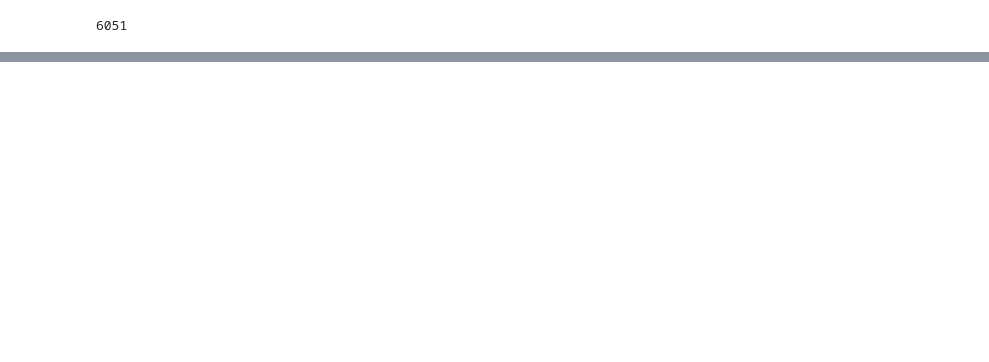
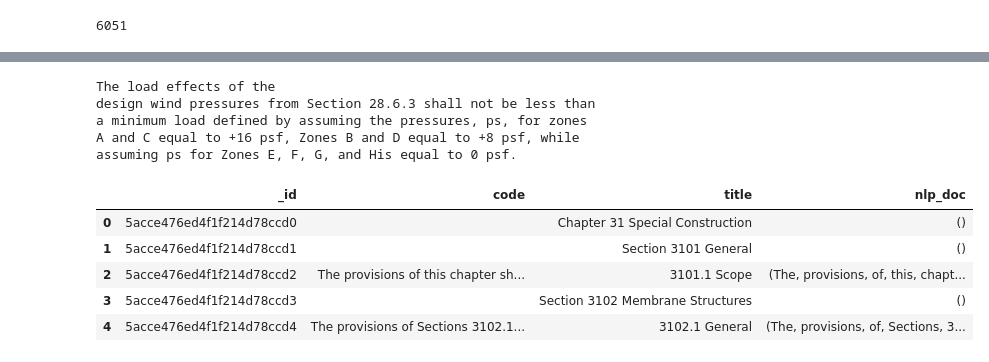
Before and after one commit to mnguyenngo/archi, a Jupyter notebook: notebooks/test_archi.ipynb, the cells around one changed output, grey strips where cells are left out. Drawn from its saved outputs; the diff is of its cells as text; code cells hidden in the pictures; blank space fills up the shorter version.

```diff
--- a/notebooks/test_archi.ipynb
+++ b/notebooks/test_archi.ipynb
@@ -18,0 +28,19 @@ archi.trained_data
+# %%
+data = archi.raw_nlp_data
+# %%
+data.loc[6050, 'nlp_doc']
+# %% [output]
+The load effects of the
+design wind pressures from Section 28.6.3 shall not be less than
+a minimum load defined by assuming the pressures, ps, for zones
+A and C equal to +16 psf, Zones B and D equal to +8 psf, while
+assuming ps for Zones E, F, G, and His equal to 0 psf.
+# %%
+data.head()
+# %% [output]
+|  | _id | code | title | nlp_doc |
+| 0 | 5acce476ed4f1f214d78ccd0 |  | Chapter 31 Special Construction | () |
+| 1 | 5acce476ed4f1f214d78ccd1 |  | Section 3101 General | () |
+| 2 | 5acce476ed4f1f214d78ccd2 | The provisions of this chapter sh... | 3101.1 Scope | (The, provisions, of, this, chapt... |
+| 3 | 5acce476ed4f1f214d78ccd3 |  | Section 3102 Membrane Structures | () |
+| 4 | 5acce476ed4f1f214d78ccd4 | The provisions of Sections 3102.1... | 3102.1 General | (The, provisions, of, Sections, 3... |
```
Also changed, not shown: parts of 13 cells of this notebook, 4 other files.
